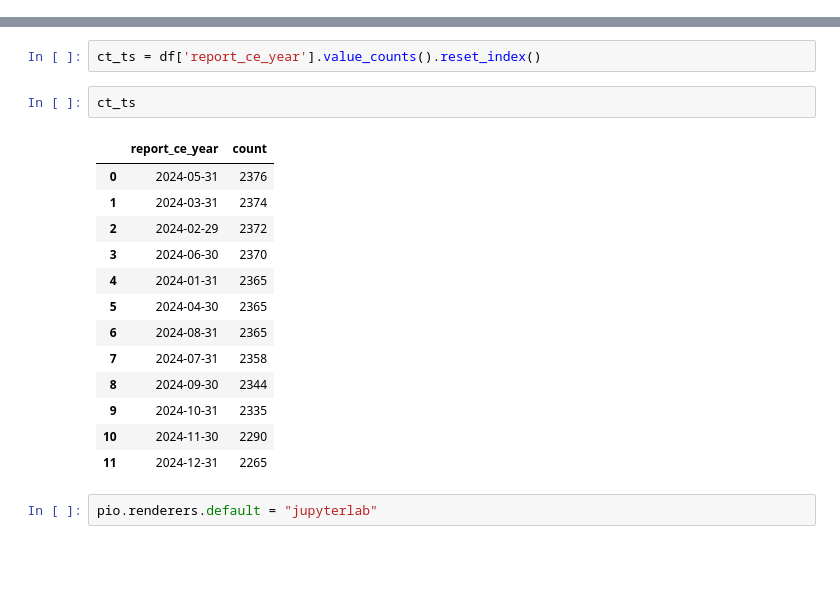
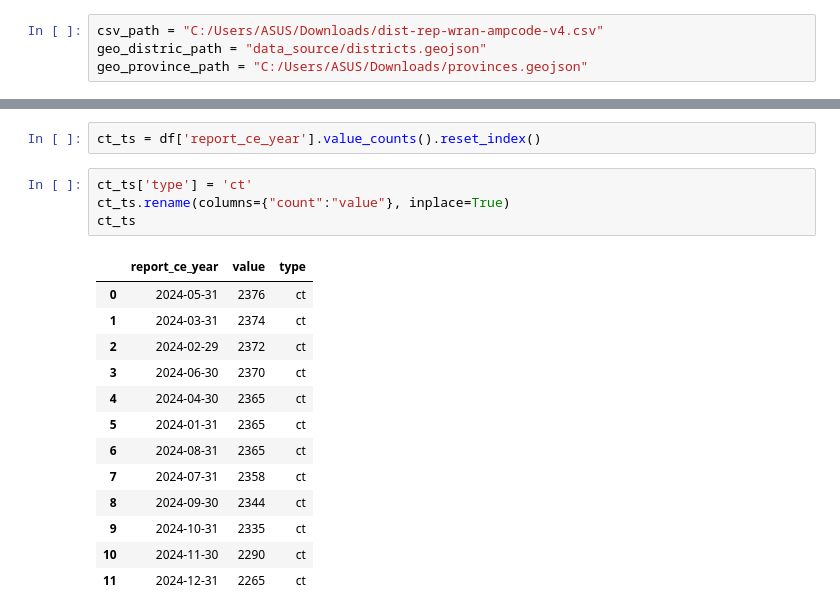
Before and after one commit to konrawit13/nct_distr, a Jupyter notebook: dist_report_v7.ipynb, the cells around one changed output, grey strips where cells are left out. Cells and saved outputs as stored; diff of their text form; blank space fills up the shorter version.

```diff
--- a/dist_report_v7.ipynb
+++ b/dist_report_v7.ipynb
@@ -30,3 +46,7 @@ csv_path = "C:/Users/user/Downloads/dist-rep-wran-ampcode-v4.csv"
+# %%
+csv_path = "C:/Users/ASUS/Downloads/dist-rep-wran-ampcode-v4.csv"
+geo_distric_path = "data_source/districts.geojson"
+geo_province_path = "C:/Users/ASUS/Downloads/provinces.geojson"
 # %%
 df = pd.read_csv(csv_path)
 # %%
@@ -220,20 +298,20 @@ TypeError: 'set' object is not callable
 # %%
 ct_ts = df['report_ce_year'].value_counts().reset_index()
 # %%
+ct_ts['type'] = 'ct'
+ct_ts.rename(columns={"count":"value"}, inplace=True)
 ct_ts
 # %% [output]
-|  | report_ce_year | count |
-| 0 | 2024-05-31 | 2376 |
-| 1 | 2024-03-31 | 2374 |
-| 2 | 2024-02-29 | 2372 |
-| 3 | 2024-06-30 | 2370 |
-| 4 | 2024-01-31 | 2365 |
-| 5 | 2024-04-30 | 2365 |
-| 6 | 2024-08-31 | 2365 |
-| 7 | 2024-07-31 | 2358 |
-| 8 | 2024-09-30 | 2344 |
-| 9 | 2024-10-31 | 2335 |
-| 10 | 2024-11-30 | 2290 |
-| 11 | 2024-12-31 | 2265 |
+|  | report_ce_year | value | type |
+| 0 | 2024-05-31 | 2376 | ct |
+| 1 | 2024-03-31 | 2374 | ct |
+| 2 | 2024-02-29 | 2372 | ct |
+| 3 | 2024-06-30 | 2370 | ct |
+| 4 | 2024-04-30 | 2365 | ct |
+| 5 | 2024-01-31 | 2365 | ct |
+| 6 | 2024-08-31 | 2365 | ct |
+| 7 | 2024-07-31 | 2358 | ct |
+| 8 | 2024-09-30 | 2344 | ct |
+| 9 | 2024-10-31 | 2335 | ct |
+| 10 | 2024-11-30 | 2290 | ct |
+| 11 | 2024-12-31 | 2265 | ct |
-# %%
-pio.renderers.default = "jupyterlab"
```
Also changed, not shown: parts of 274 cells of this notebook, 2 other files.
